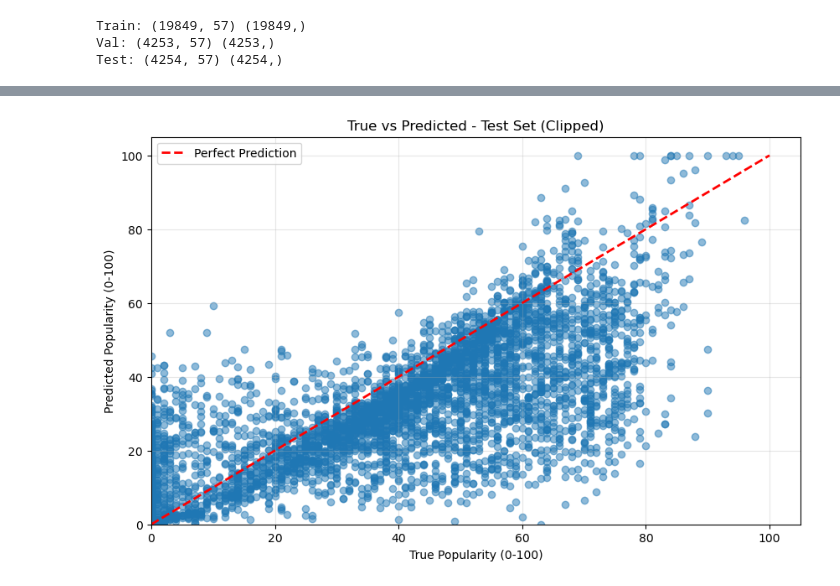
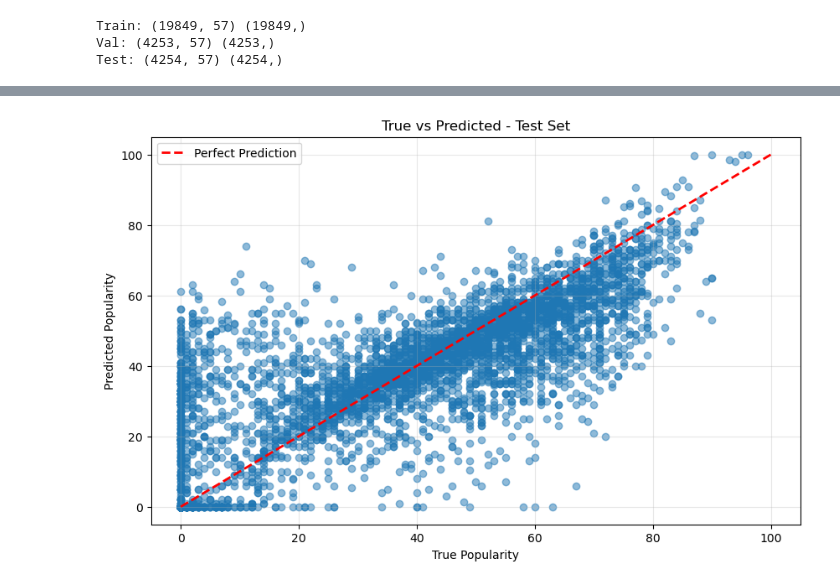
Before and after one commit to essraAlp/spotifyTrendAnalysis, a Jupyter notebook: nn.ipynb, the cells around one changed output, grey strips where cells are left out. Drawn from its saved outputs; the diff is of its cells as text; code cells hidden in the pictures.

Commit message:
Implemented a way more suitable neural network flow for out data

```diff
--- a/nn.ipynb
+++ b/nn.ipynb
@@ -129,16 +82,16 @@ Train shape: (19849, 57)
 # %%
 def build_model(hp: kt.HyperParameters):
     model = keras.Sequential()
-    model.add(layers.Input(shape=(input_dim,)))
+    model.add(layers.Input(shape=(57,)))
 
     # kaç tane hidden layer
-    n_layers = hp.Int("n_layers", min_value=1, max_value=4)
+    n_layers = hp.Int("n_layers", min_value=2, max_value=5)
 
     for i in range(n_layers):
         units = hp.Int(f"units_{i}", min_value=32, max_value=256, step=32)
         model.add(layers.Dense(units, activation="relu"))
         model.add(layers.BatchNormalization())
-        dropout_rate = hp.Float(f"dropout_{i}", min_value=0.1, max_value=0.5, step=0.1)
+        dropout_rate = hp.Float(f"dropout_{i}", min_value=0.1, max_value=0.4, step=0.1)
         model.add(layers.Dropout(dropout_rate))
 
     # output layer (regression → 1 nöron)
@@ -149,19 +102,27 @@ def build_model(hp: kt.HyperParameters):
 
     model.compile(
         optimizer=keras.optimizers.Adam(learning_rate=lr),
-        loss="mse",
+        loss=keras.losses.Huber(),
         metrics=["mae"]
     )
 
     return model
 # %%
 # %%
+# Eski tuner loglarını temizle (yeni aramaya başlamak için)
+import shutil
+import os
+if os.path.exists("nn_tuner_logs"):
+    shutil.rmtree("nn_tuner_logs")
+    print("🗑️ Eski tuner logları silindi, yeni arama başlıyor...")
+
 tuner = kt.BayesianOptimization(
     build_model,
     objective="val_loss",
-    max_trials=25,           # istersen 40-50'ye çıkar ama süre uzar
+    max_trials=25,           # 25 farklı kombinasyon deneyecek
     directory="nn_tuner_logs",
-    project_name="spotify_popularity_nn"
+    project_name="spotify_popularity_nn",
+    overwrite=True           # Eski sonuçların üzerine yaz
 )
 
 tuner.search_space_summary()
@@ -180,13 +148,13 @@ learning_rate (Float)
 # %%
 early_stop = keras.callbacks.EarlyStopping(
     monitor="val_loss",
-    patience=10,
+    patience=20,
     restore_best_weights=True
 )
 
 tuner.search(
-    X_train_np, y_train_np,
-    validation_data=(X_val_np, y_val_np),
+    X_train, y_train,
+    validation_data=(X_val, y_val),
     epochs=200,
     batch_size=32,           # istersen bunu da hp'ye açabiliriz
     callbacks=[early_stop],
@@ -207,8 +170,8 @@ Best hyperparameters: {'n_layers': 1, 'units_0': 64, 'dropout_0': 0.5, 'learning
 best_model = tuner.hypermodel.build(best_hps)
 
 history = best_model.fit(
-    X_train_np, y_train_np,
-    validation_data=(X_val_np, y_val_np),
+    X_train, y_train,
+    validation_data=(X_val, y_val),
     epochs=200,
     batch_size=32,
     callbacks=[early_stop],
@@ -305,18 +255,18 @@ Test R²  : 0.4192
 # %%
 # %%
 plt.figure(figsize=(10, 6))
-plt.scatter(y_test_original, y_pred_test_clipped, alpha=0.5)
-plt.xlabel("True Popularity (0-100)")
-plt.ylabel("Predicted Popularity (0-100)")
-plt.title("True vs Predicted - Test Set (Clipped)")
+plt.scatter(y_test_original, y_pred_test_original, alpha=0.5)
+plt.xlabel("True Popularity")
+plt.ylabel("Predicted Popularity")
+plt.title("True vs Predicted - Test Set")
 # y=x referans çizgisi
-plt.plot([0, 100], [0, 100], 'r--', lw=2, label='Perfect Prediction')
-plt.xlim([0, 105])
-plt.ylim([0, 105])
+min_val = min(y_test_original.min(), y_pred_test_original.min())
+max_val = max(y_test_original.max(), y_pred_test_original.max())
+plt.plot([min_val, max_val], [min_val, max_val], 'r--', lw=2, label='Perfect Prediction')
 plt.legend()
 plt.grid(True, alpha=0.3)
 plt.show()
 # %% [output]
-[figure, old version]
+[figure, new version]
 # %%
 # %%
```
Also changed, not shown: parts of 11 cells of this notebook.
